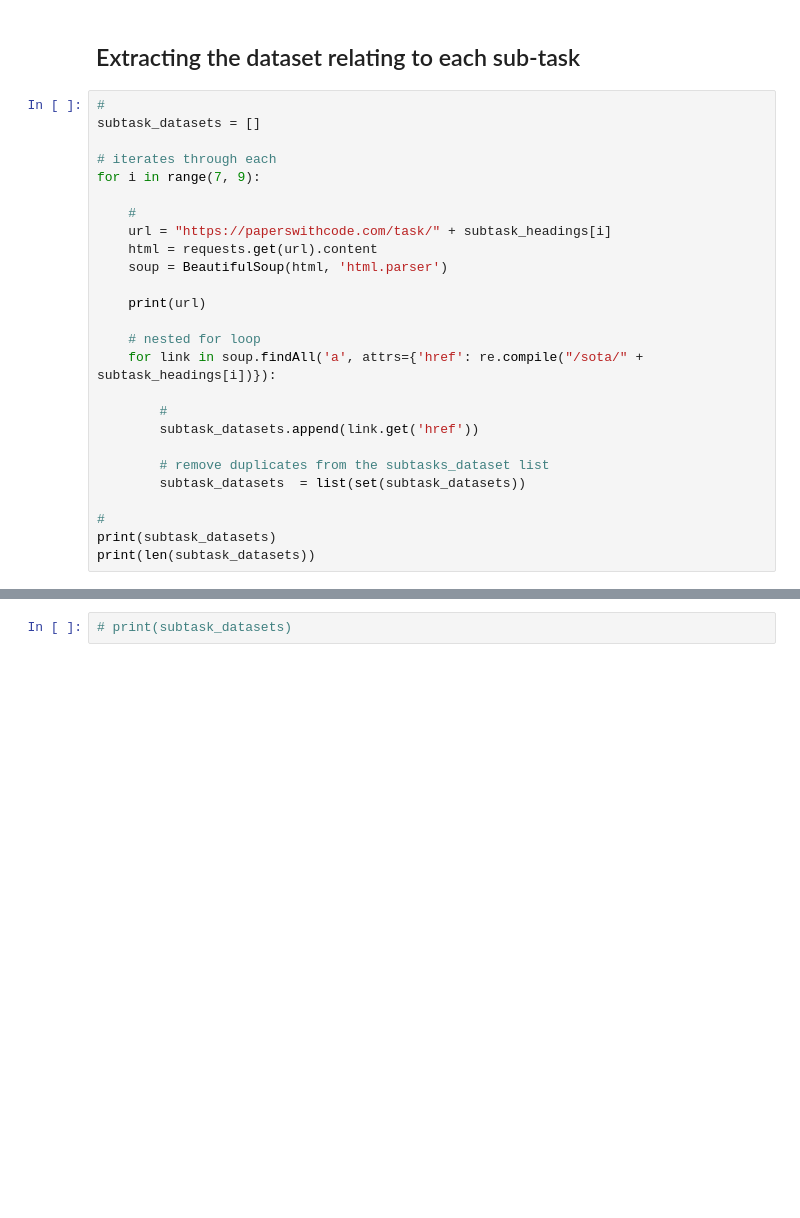
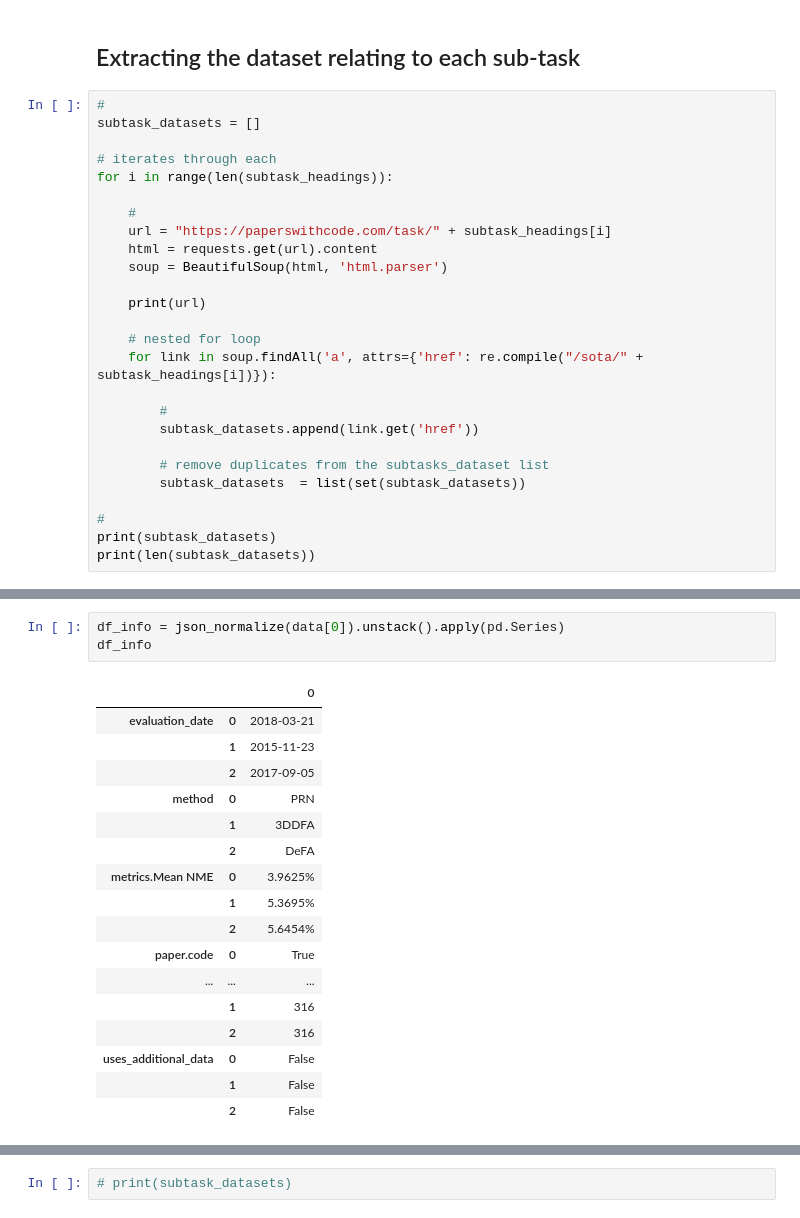
Before and after one commit to ndaly06/ml_optimisation, a Jupyter notebook: notebooks/pwcode_scraper.ipynb, the cells around one changed output, grey strips where cells are left out. Saved outputs shown, nothing was run; the diff lists cells and outputs as text; blank space fills up the shorter version.

```diff
--- a/notebooks/pwcode_scraper.ipynb
+++ b/notebooks/pwcode_scraper.ipynb
@@ -164,7 +164,7 @@ subtask_headings[:5]
 subtask_datasets = []
 
 # iterates through each
-for i in range(7, 9):
+for i in range(len(subtask_headings)):
 
     #
     url = "https://paperswithcode.com/task/" + subtask_headings[i]
@@ -192,0 +584,21 @@ https://paperswithcode.com/task/image-classification
+# %%
+df_info = json_normalize(data[0]).unstack().apply(pd.Series)
+df_info
+# %% [output]
+|  |  | 0 |
+| evaluation_date | 0 | 2018-03-21 |
+|  | 1 | 2015-11-23 |
+|  | 2 | 2017-09-05 |
+| method | 0 | PRN |
+|  | 1 | 3DDFA |
+|  | 2 | DeFA |
+| metrics.Mean NME | 0 | 3.9625% |
+|  | 1 | 5.3695% |
+|  | 2 | 5.6454% |
+| paper.code | 0 | True |
+| ... | ... | ... |
+|  | 1 | 316 |
+|  | 2 | 316 |
+| uses_additional_data | 0 | False |
+|  | 1 | False |
+|  | 2 | False |
```
Also changed, not shown: parts of 32 cells of this notebook.
